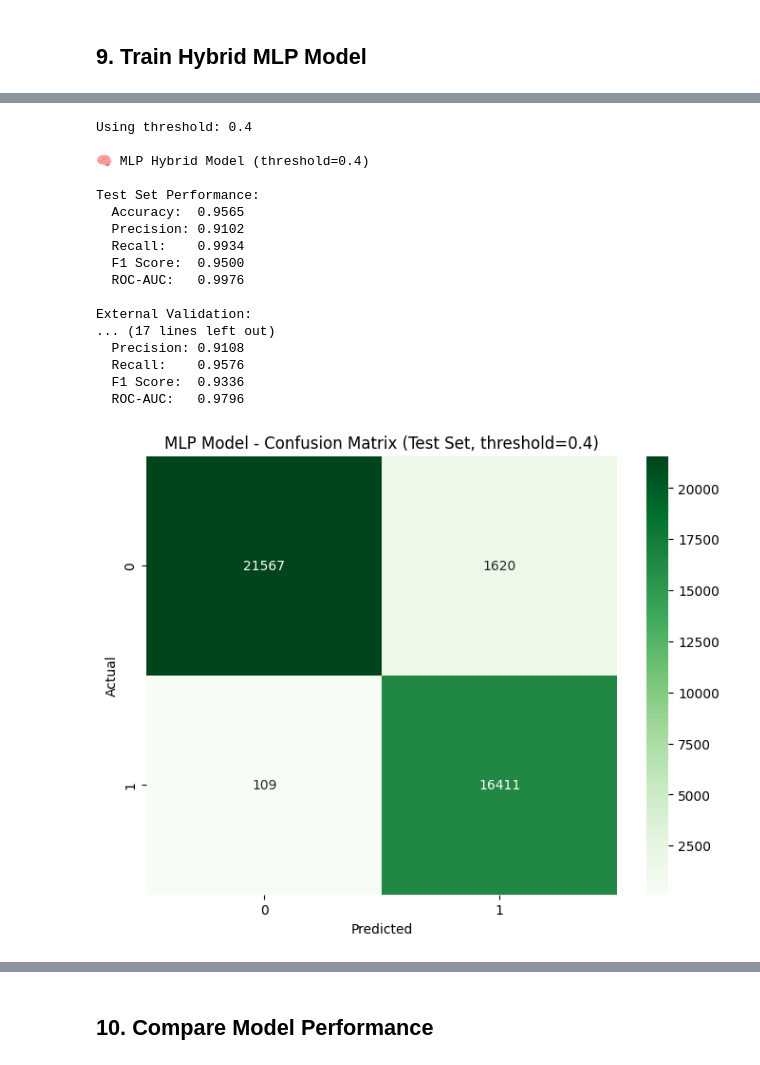
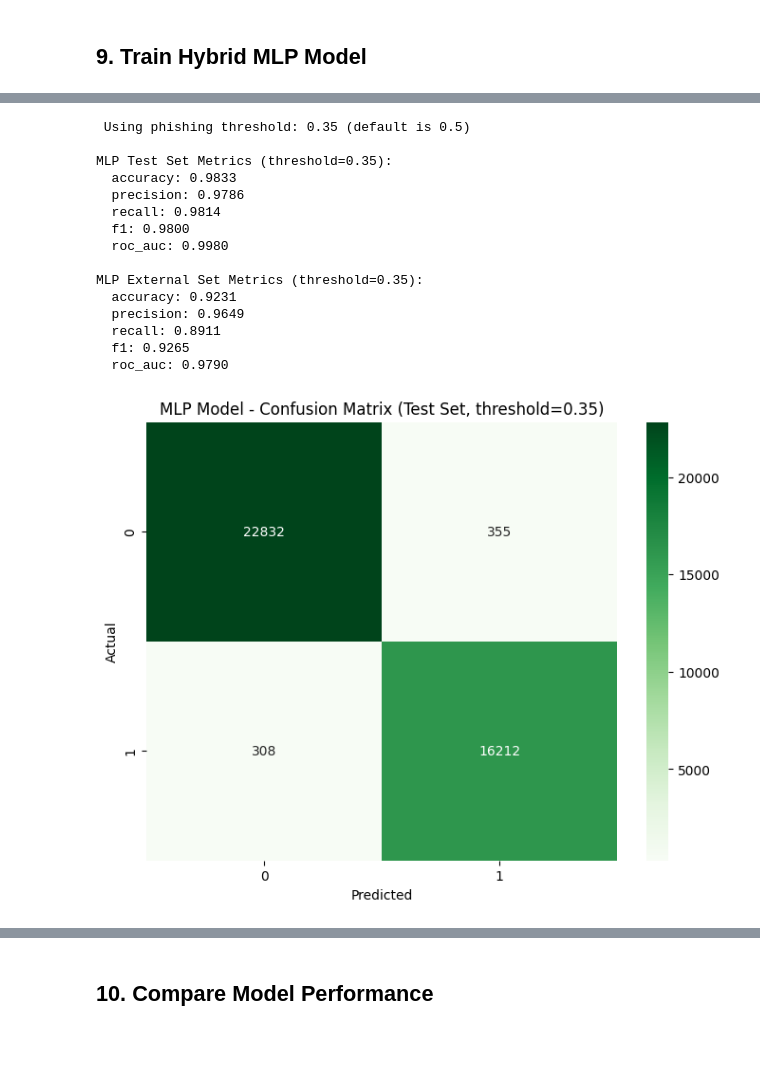
Before and after one commit to Latandu/PhishStop, a Jupyter notebook: app/models/train_models_with_wandb.ipynb, the cells around one changed output, grey strips where cells are left out. Cells and saved outputs as stored; diff of their text form; code cells hidden in the pictures.

```diff
--- a/app/models/train_models_with_wandb.ipynb
+++ b/app/models/train_models_with_wandb.ipynb
@@ -1360,8 +1415,10 @@ optimizer = torch.optim.Adam(
     weight_decay=config["mlp_weight_decay"]
 )
 
-pos_weight = torch.tensor([config['mlp_pos_weight']], device=device)
+# AGGRESSIVE: Use weighted loss to heavily penalize False Negatives (missing phishing)
+pos_weight = torch.tensor([config['class_weight_ratio']], device=device)
 criterion = nn.BCEWithLogitsLoss(pos_weight=pos_weight)
+print(f"\n⚠️  Using weighted BCE loss with pos_weight={config['class_weight_ratio']} (penalizes False Negatives)")
 
 # Training loop
 best_val_loss = float('inf')
@@ -1459,7 +1516,8 @@ Early stopping triggered at epoch 32
 <All keys matched successfully>
 # %%
-phishing_threshold = config['mlp_threshold']
-print(f"\nUsing threshold: {phishing_threshold}")
+# AGGRESSIVE: Use lower threshold for phishing classification
+phishing_threshold = config['phishing_threshold']
+print(f"\n Using phishing threshold: {phishing_threshold} (default is 0.5)")
 
 # Evaluate MLP on test set
 mlp_model.eval()
@@ -1484,7 +1542,7 @@ with torch.no_grad():
 
 test_probs = np.array(test_probs)
 test_labels = np.array(test_labels)
-test_preds = (test_probs >= phishing_threshold).astype(int)
+test_preds = (test_probs >= phishing_threshold).astype(int)  # AGGRESSIVE threshold
 
 mlp_test_metrics = {
     'accuracy': accuracy_score(test_labels, test_preds),
@@ -1493,6 +1551,10 @@ mlp_test_metrics = {
     'f1': f1_score(test_labels, test_preds, zero_division=0),
     'roc_auc': roc_auc_score(test_labels, test_probs)
 }
+
+print(f"\nMLP Test Set Metrics (threshold={phishing_threshold}):")
+for metric, value in mlp_test_metrics.items():
+    print(f"  {metric}: {value:.4f}")
 
 # Evaluate on external set
 external_dataset = TensorDataset(
@@ -1523,7 +1585,7 @@ with torch.no_grad():
 
 ext_probs = np.array(ext_probs)
 ext_labels = np.array(ext_labels)
-ext_preds = (ext_probs >= phishing_threshold).astype(int)
+ext_preds = (ext_probs >= phishing_threshold).astype(int)  # AGGRESSIVE threshold
 
 mlp_external_metrics = {
     'accuracy': accuracy_score(ext_labels, ext_preds),
@@ -1533,24 +1595,14 @@ mlp_external_metrics = {
     'roc_auc': roc_auc_score(ext_labels, ext_probs)
 }
 
-print(f"\nMLP Hybrid Model (threshold={phishing_threshold})")
-print(f"\nTest Set Performance:")
-print(f"  Accuracy:  {mlp_test_metrics['accuracy']:.4f}")
-print(f"  Precision: {mlp_test_metrics['precision']:.4f}")
-print(f"  Recall:    {mlp_test_metrics['recall']:.4f}")
-print(f"  F1 Score:  {mlp_test_metrics['f1']:.4f}")
-print(f"  ROC-AUC:   {mlp_test_metrics['roc_auc']:.4f}")
+print(f"\nMLP External Set Metrics (threshold={phishing_threshold}):")
+for metric, value in mlp_external_metrics.items():
+    print(f"  {metric}: {value:.4f}")
 
-print(f"\nExternal Validation:")
-print(f"  Accuracy:  {mlp_external_metrics['accuracy']:.4f}")
-print(f"  Precision: {mlp_external_metrics['precision']:.4f}")
-print(f"  Recall:    {mlp_external_metrics['recall']:.4f}")
-print(f"  F1 Score:  {mlp_external_metrics['f1']:.4f}")
-print(f"  ROC-AUC:   {mlp_external_metrics['roc_auc']:.4f}")
-
+# Log to WandB
 wandb.log({
     "mlp/phishing_threshold": phishing_threshold,
-    "mlp/pos_weight": config['mlp_pos_weight'],
+    "mlp/pos_weight": config['class_weight_ratio'],
     "mlp/test_accuracy": mlp_test_metrics['accuracy'],
     "mlp/test_precision": mlp_test_metrics['precision'],
     "mlp/test_recall": mlp_test_metrics['recall'],
@@ -1558,46 +1610,44 @@ wandb.log({
     "mlp/test_roc_auc": mlp_test_metrics['roc_auc'],
     "mlp/external_accuracy": mlp_external_metrics['accuracy'],
     "mlp/external_precision": mlp_external_metrics['precision'],
     "mlp/external_recall": mlp_external_metrics['recall'],
     "mlp/external_f1": mlp_external_metrics['f1'],
     "mlp/external_roc_auc": mlp_external_metrics['roc_auc'],
 })
 
 # Confusion matrix
 cm = confusion_matrix(test_labels, test_preds)
 fig, ax = plt.subplots(figsize=(8, 6))
 sns.heatmap(cm, annot=True, fmt='d', cmap='Greens', ax=ax)
 ax.set_xlabel('Predicted')
 ax.set_ylabel('Actual')
 ax.set_title(f'MLP Model - Confusion Matrix (Test Set, threshold={phishing_threshold})')
 wandb.log({"mlp/confusion_matrix": wandb.Image(fig)})
 plt.show()
 
 cm = confusion_matrix(ext_labels, ext_preds)
 fig, ax = plt.subplots(figsize=(8, 6))
 sns.heatmap(cm, annot=True, fmt='d', cmap='Blues', ax=ax)
 ax.set_xlabel('Predicted')
 ax.set_ylabel('Actual')
 ax.set_title(f'MLP Model - Confusion Matrix (External Set, threshold={phishing_threshold})')
 wandb.log({"mlp/confusion_matrix": wandb.Image(fig)})
 plt.show()
 plt.close()
 # %% [output]
-Using threshold: 0.4
+ Using phishing threshold: 0.35 (default is 0.5)
 
-🧠 MLP Hybrid Model (threshold=0.4)
+MLP Test Set Metrics (threshold=0.35):
+  accuracy: 0.9833
+  precision: 0.9786
+  recall: 0.9814
+  f1: 0.9800
+  roc_auc: 0.9980
 
-Test Set Performance:
-  Accuracy:  0.9565
-  Precision: 0.9102
-  Recall:    0.9934
-  F1 Score:  0.9500
-  ROC-AUC:   0.9976
-
-External Validation:
-... (17 lines left out)
-  Precision: 0.9108
-  Recall:    0.9576
-  F1 Score:  0.9336
-  ROC-AUC:   0.9796
+MLP External Set Metrics (threshold=0.35):
+  accuracy: 0.9231
+  precision: 0.9649
+  recall: 0.8911
+  f1: 0.9265
+  roc_auc: 0.9790
-[figure, old version]
+[figure, new version]
```
Also changed, not shown: parts of 19 cells of this notebook, 7 other files.
